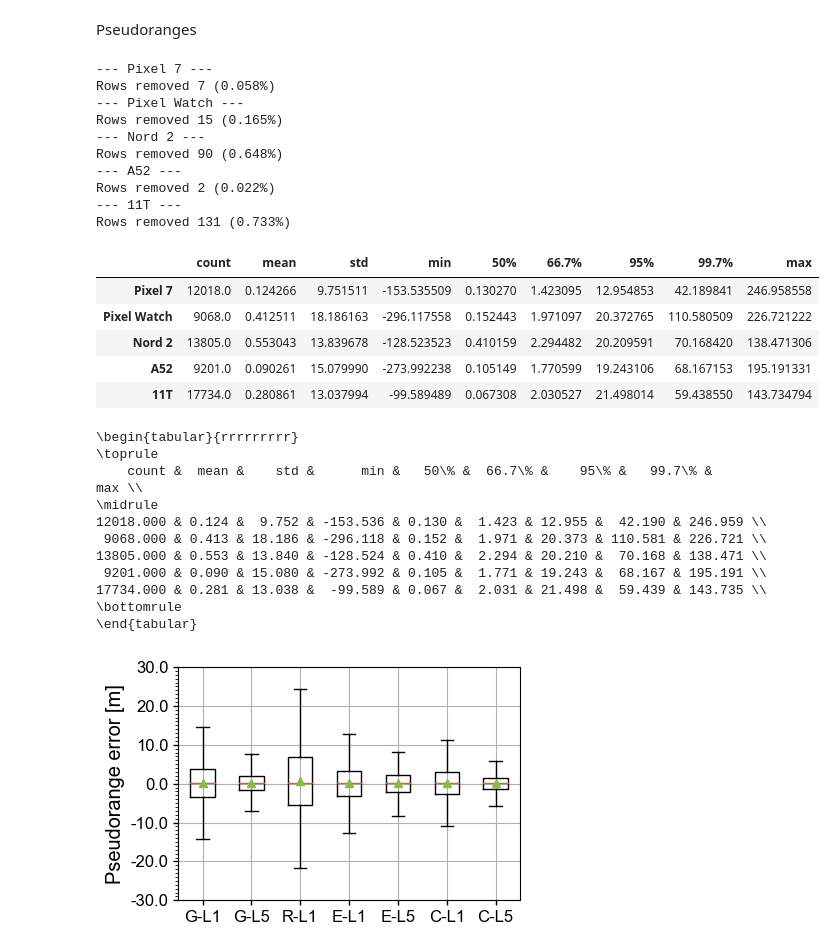
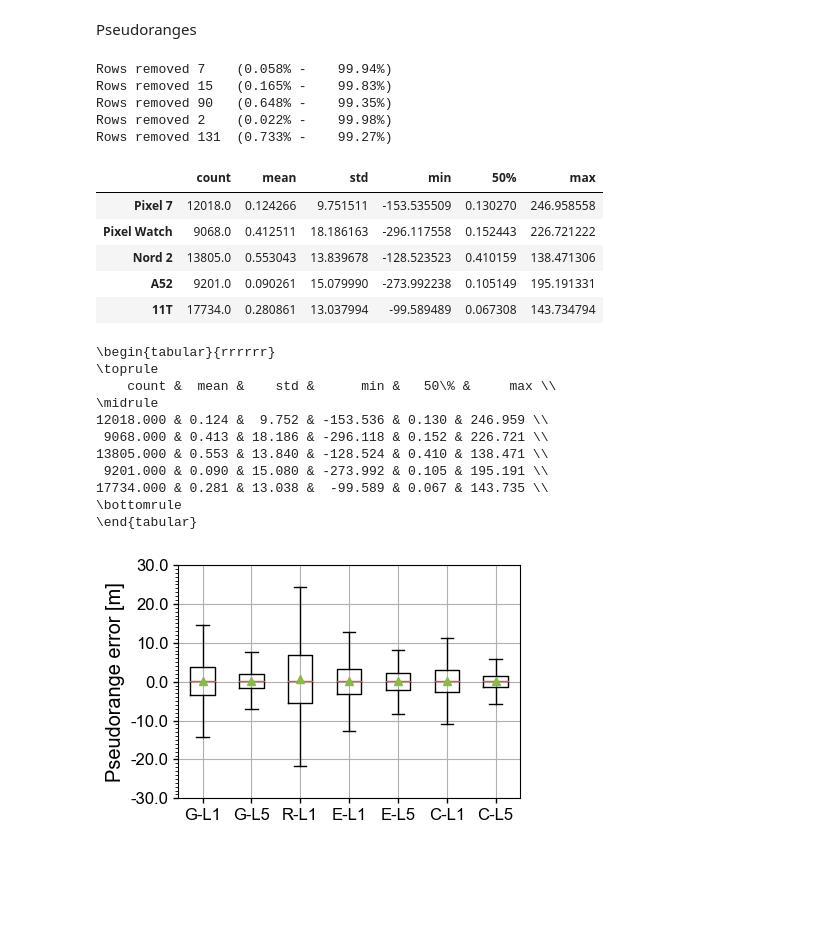
Before and after one commit to agrenier-gnss/MimirAnalyzer, a Jupyter notebook: jupyter/S2_campus.ipynb, the cells around one changed output. Drawn from its saved outputs; the diff is of its cells as text; code cells hidden in the pictures; blank space fills up the shorter version.

```diff
--- a/jupyter/S2_campus.ipynb
+++ b/jupyter/S2_campus.ipynb
@@ -200,8 +203,7 @@ extent = [center[1] - 0.001, center[1] + 0.006, center[0] - 0.0005, center[0] +
 # %%
-
+locations = {}
 for log in logs:
-    locations = {}
-    locations['Reference'] = log.pos.df[["latitude", "longitude"]]
+    #locations['Reference'] = log.pos.df[["latitude", "longitude"]]
     locations[log.device] = log.fix.loc[log.fix['provider'].isin(['GPS']), ["latitude", "longitude"]]
-    plotMap(locations=locations, extent=extent, scale=17)
+plotMap(locations=locations, extent=extent, scale=17)
 # %% [output]
@@ -277,42 +275,36 @@ Pseudoranges
 # %%
 _logs = copy.deepcopy(logs)
 stats = []
 for log in _logs:
-    print(f"--- {log.device} ---")
     log.raw = misc.filterValues(log.raw, 'PseudorangeAcceleration', 300)
     log.raw[list(misc.GnssState_Str.values())] = log.raw.apply(lambda row: misc.getSplitState(row['State'], bits=17, type='tracking'), axis='columns', result_type='expand')
-    stats.append(log.raw['PseudorangeAcceleration'].describe(percentiles=[0.5, .667, .95, .997]))
+    stats.append(log.raw['PseudorangeAcceleration'].describe(percentiles=[0.5]))
 stats = pd.concat(stats, keys=device_list, axis=1).T
 stats
 # %% [output]
---- Pixel 7 ---
-Rows removed 7 (0.058%)
---- Pixel Watch ---
-Rows removed 15 (0.165%)
---- Nord 2 ---
-Rows removed 90 (0.648%)
---- A52 ---
-Rows removed 2 (0.022%)
---- 11T ---
-Rows removed 131 (0.733%)
+Rows removed 7    (0.058% -    99.94%)
+Rows removed 15   (0.165% -    99.83%)
+Rows removed 90   (0.648% -    99.35%)
+Rows removed 2    (0.022% -    99.98%)
+Rows removed 131  (0.733% -    99.27%)
-|  | count | mean | std | min | 50% | 66.7% | 95% | 99.7% | max |
-| Pixel 7 | 12018.0 | 0.124266 | 9.751511 | -153.535509 | 0.130270 | 1.423095 | 12.954853 | 42.189841 | 246.958558 |
-| Pixel Watch | 9068.0 | 0.412511 | 18.186163 | -296.117558 | 0.152443 | 1.971097 | 20.372765 | 110.580509 | 226.721222 |
-| Nord 2 | 13805.0 | 0.553043 | 13.839678 | -128.523523 | 0.410159 | 2.294482 | 20.209591 | 70.168420 | 138.471306 |
-| A52 | 9201.0 | 0.090261 | 15.079990 | -273.992238 | 0.105149 | 1.770599 | 19.243106 | 68.167153 | 195.191331 |
-| 11T | 17734.0 | 0.280861 | 13.037994 | -99.589489 | 0.067308 | 2.030527 | 21.498014 | 59.438550 | 143.734794 |
+|  | count | mean | std | min | 50% | max |
+| Pixel 7 | 12018.0 | 0.124266 | 9.751511 | -153.535509 | 0.130270 | 246.958558 |
+| Pixel Watch | 9068.0 | 0.412511 | 18.186163 | -296.117558 | 0.152443 | 226.721222 |
+| Nord 2 | 13805.0 | 0.553043 | 13.839678 | -128.523523 | 0.410159 | 138.471306 |
+| A52 | 9201.0 | 0.090261 | 15.079990 | -273.992238 | 0.105149 | 195.191331 |
+| 11T | 17734.0 | 0.280861 | 13.037994 | -99.589489 | 0.067308 | 143.734794 |
 # %%
 print(stats.to_latex(index=False, formatters={"name": str.upper}, float_format="{:.3f}".format))
 # %% [output]
-\begin{tabular}{rrrrrrrrr}
+\begin{tabular}{rrrrrr}
 \toprule
-    count &  mean &    std &      min &   50\% &  66.7\% &    95\% &   99.7\% &     max \\
+    count &  mean &    std &      min &   50\% &     max \\
 \midrule
-12018.000 & 0.124 &  9.752 & -153.536 & 0.130 &  1.423 & 12.955 &  42.190 & 246.959 \\
- 9068.000 & 0.413 & 18.186 & -296.118 & 0.152 &  1.971 & 20.373 & 110.581 & 226.721 \\
-13805.000 & 0.553 & 13.840 & -128.524 & 0.410 &  2.294 & 20.210 &  70.168 & 138.471 \\
- 9201.000 & 0.090 & 15.080 & -273.992 & 0.105 &  1.771 & 19.243 &  68.167 & 195.191 \\
-17734.000 & 0.281 & 13.038 &  -99.589 & 0.067 &  2.031 & 21.498 &  59.439 & 143.735 \\
+12018.000 & 0.124 &  9.752 & -153.536 & 0.130 & 246.959 \\
+ 9068.000 & 0.413 & 18.186 & -296.118 & 0.152 & 226.721 \\
+13805.000 & 0.553 & 13.840 & -128.524 & 0.410 & 138.471 \\
+ 9201.000 & 0.090 & 15.080 & -273.992 & 0.105 & 195.191 \\
+17734.000 & 0.281 & 13.038 &  -99.589 & 0.067 & 143.735 \\
 \bottomrule
 \end{tabular}
 # %%
```
Also changed, not shown: parts of 16 cells of this notebook, 4 other files.
